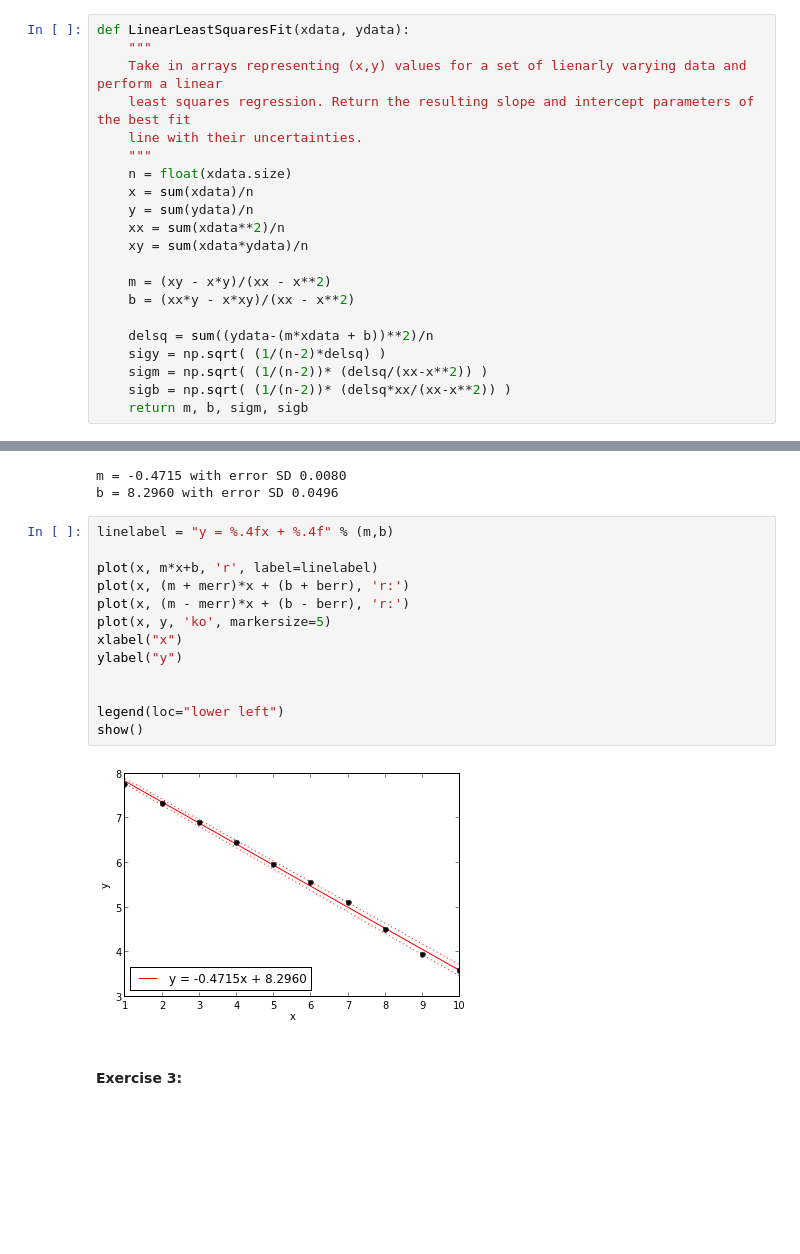
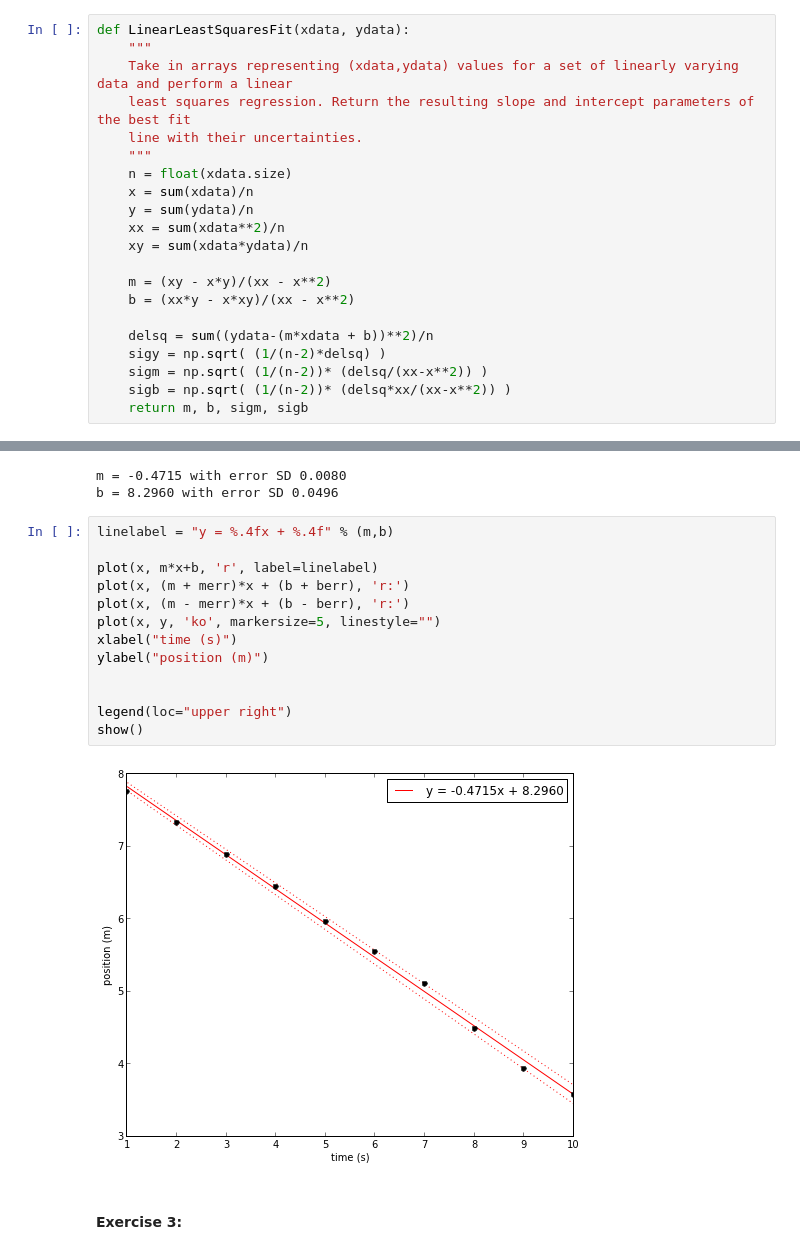
Before and after one commit to jvanatta/particle-tracks, a Jupyter notebook: week9/thursRegression.ipynb, the cells around one changed output, grey strips where cells are left out. Saved outputs shown, nothing was run; the diff lists cells and outputs as text; blank space fills up the shorter version.

```diff
--- a/week9/thursRegression.ipynb
+++ b/week9/thursRegression.ipynb
@@ -69,7 +66,7 @@ f.close()
 # %%
 def LinearLeastSquaresFit(xdata, ydata):
     """
-    Take in arrays representing (x,y) values for a set of lienarly varying data and perform a linear
+    Take in arrays representing (xdata,ydata) values for a set of linearly varying data and perform a linear
     least squares regression. Return the resulting slope and intercept parameters of the best fit
     line with their uncertainties.
     """
@@ -99,18 +96,18 @@ b = 8.2960 with error SD 0.0496
 # %%
 linelabel = "y = %.4fx + %.4f" % (m,b)
 
 plot(x, m*x+b, 'r', label=linelabel)
 plot(x, (m + merr)*x + (b + berr), 'r:')
 plot(x, (m - merr)*x + (b - berr), 'r:')
-plot(x, y, 'ko', markersize=5)
-xlabel("x")
-ylabel("y")
+plot(x, y, 'ko', markersize=5, linestyle="")
+xlabel("time (s)")
+ylabel("position (m)")
 
 
-legend(loc="lower left")
+legend(loc="upper right")
 show()
 # %% [output]
-[figure, old version]
+[figure, new version]
 # %% [markdown]
 #### Exercise 3:
 # %% [markdown]
```
Also changed, not shown: parts of 6 cells of this notebook.
